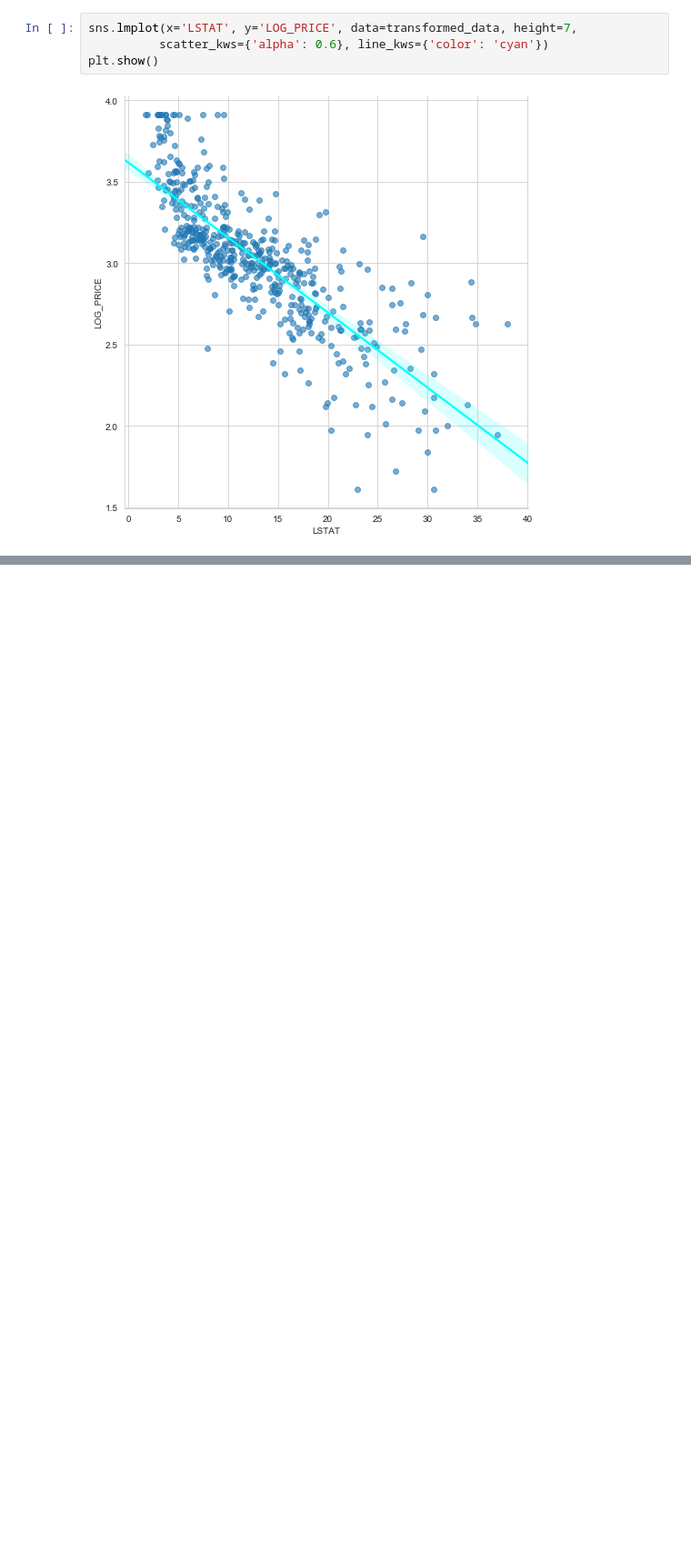
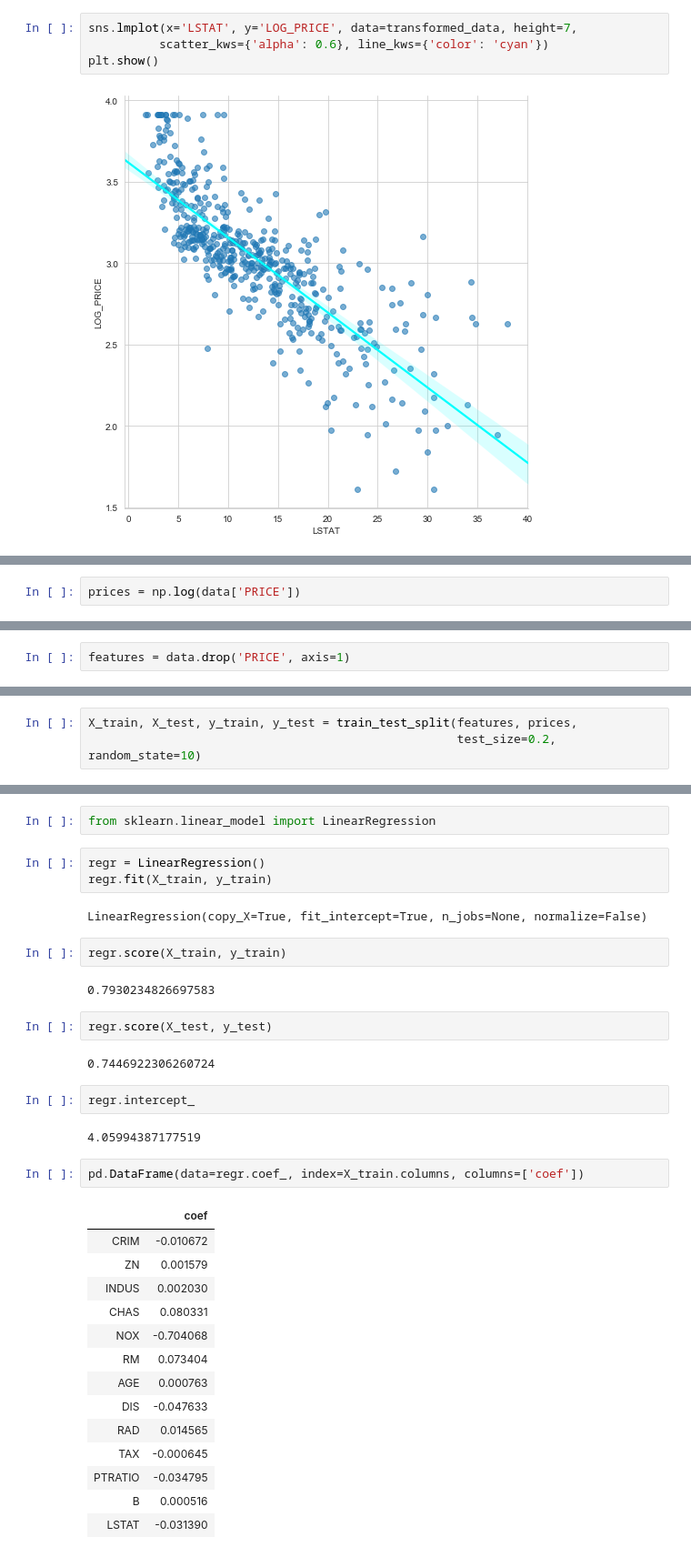
Before and after one commit to leetrent/ds-ml-bootcamp, a Jupyter notebook: 05-PredictHousePriceWithMLR/074-DataTransformation.ipynb, the cells around one changed output, grey strips where cells are left out. Shown: that part at 91% size. Drawn from its saved outputs; the diff is of its cells as text; blank space fills up the shorter version.

```diff
--- a/05-PredictHousePriceWithMLR/074-DataTransformation.ipynb
+++ b/05-PredictHousePriceWithMLR/074-DataTransformation.ipynb
@@ -143,0 +161,2 @@ plt.show()
+# %%
+prices = np.log(data['PRICE'])
@@ -143,0 +178,2 @@ plt.show()
+# %%
+features = data.drop('PRICE', axis=1)
@@ -143,0 +182,3 @@ plt.show()
+# %%
+X_train, X_test, y_train, y_test = train_test_split(features, prices,
+                                                    test_size=0.2, random_state=10)
@@ -143,0 +187,36 @@ plt.show()
+# %%
+from sklearn.linear_model import LinearRegression
+# %%
+regr = LinearRegression()
+regr.fit(X_train, y_train)
+# %% [output]
+LinearRegression(copy_X=True, fit_intercept=True, n_jobs=None, normalize=False)
+# %%
+regr.score(X_train, y_train)
+# %% [output]
+0.7930234826697583
+# %%
+regr.score(X_test, y_test)
+# %% [output]
+0.7446922306260724
+# %%
+regr.intercept_
+# %% [output]
+4.05994387177519
+# %%
+pd.DataFrame(data=regr.coef_, index=X_train.columns, columns=['coef'])
+# %% [output]
+|  | coef |
+| CRIM | -0.010672 |
+| ZN | 0.001579 |
+| INDUS | 0.002030 |
+| CHAS | 0.080331 |
+| NOX | -0.704068 |
+| RM | 0.073404 |
+| AGE | 0.000763 |
+| DIS | -0.047633 |
+| RAD | 0.014565 |
+| TAX | -0.000645 |
+| PTRATIO | -0.034795 |
+| B | 0.000516 |
+| LSTAT | -0.031390 |
```
Also changed, not shown: parts of 8 cells of this notebook.
